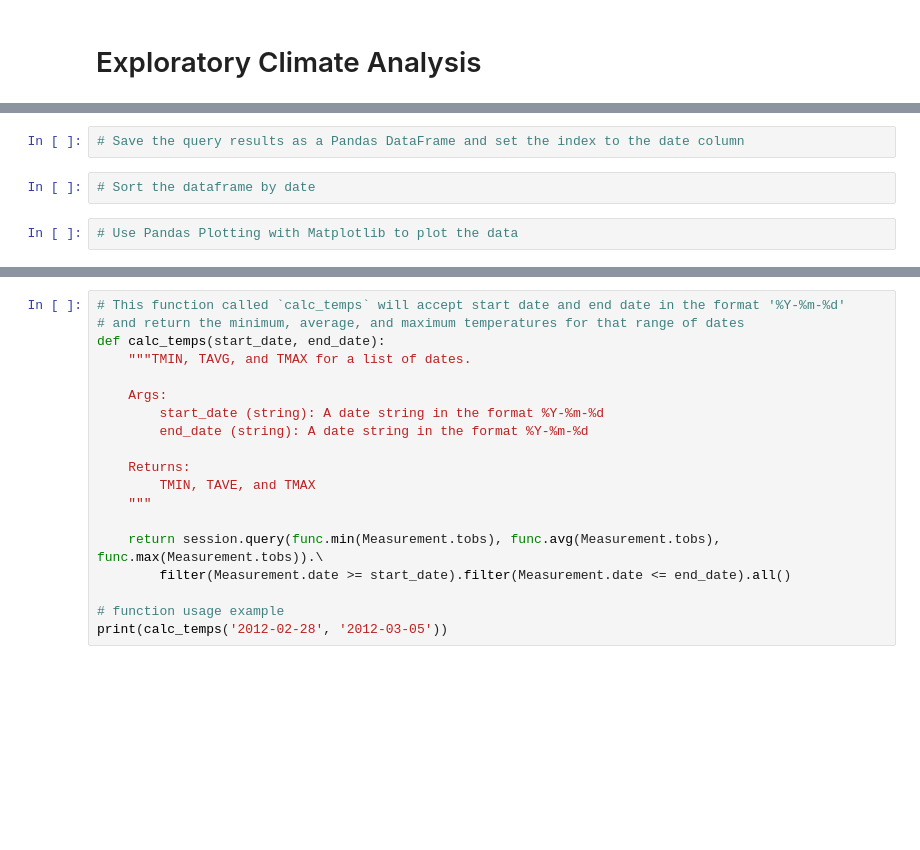
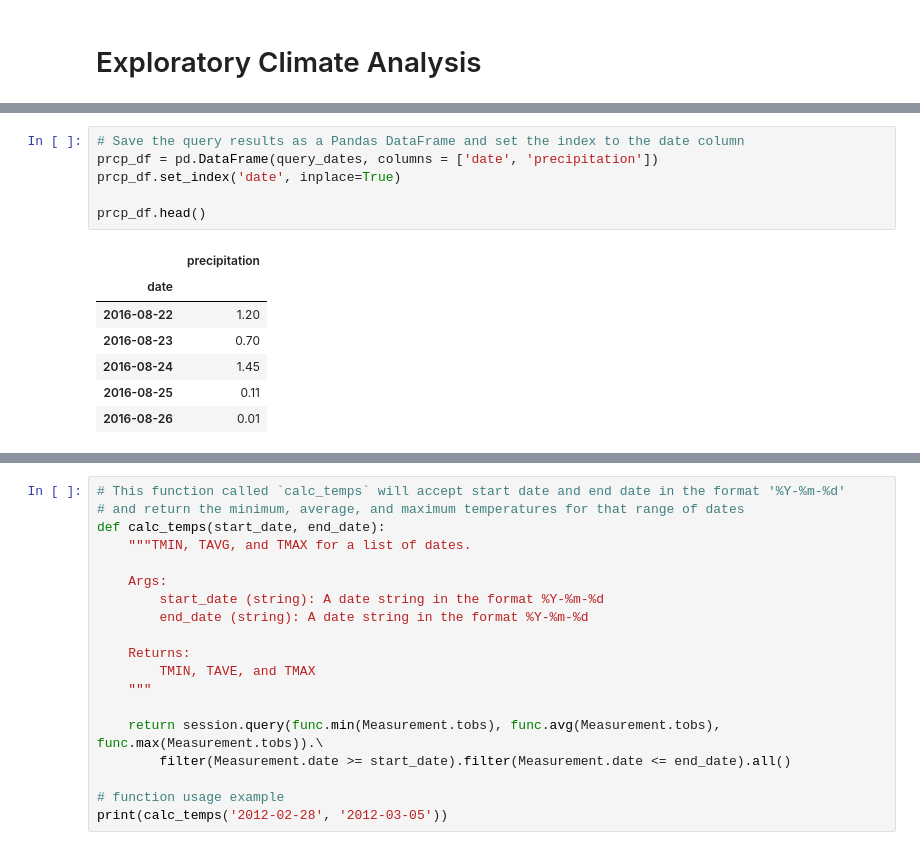
Before and after one commit to licia858/sqlalchemy, a Jupyter notebook: 10-Advanced-Data-Storage-and-Retrieval/Instructions/climate_starter.ipynb, the cells around one changed output, grey strips where cells are left out. Saved outputs shown, nothing was run; the diff lists cells and outputs as text; blank space fills up the shorter version.

```diff
--- a/10-Advanced-Data-Storage-and-Retrieval/Instructions/climate_starter.ipynb
+++ b/10-Advanced-Data-Storage-and-Retrieval/Instructions/climate_starter.ipynb
@@ -46,6 +119,14 @@ session = Session(engine)
 # %%
 # Save the query results as a Pandas DataFrame and set the index to the date column
+prcp_df = pd.DataFrame(query_dates, columns = ['date', 'precipitation'])
+prcp_df.set_index('date', inplace=True)
+
+prcp_df.head()
+# %% [output]
+|  | precipitation |
+| date |  |
+| 2016-08-22 | 1.20 |
+| 2016-08-23 | 0.70 |
+| 2016-08-24 | 1.45 |
+| 2016-08-25 | 0.11 |
+| 2016-08-26 | 0.01 |
-# %%
-# Sort the dataframe by date
-# %%
-# Use Pandas Plotting with Matplotlib to plot the data
```
Also changed, not shown: parts of 25 cells of this notebook, 2 other files.
